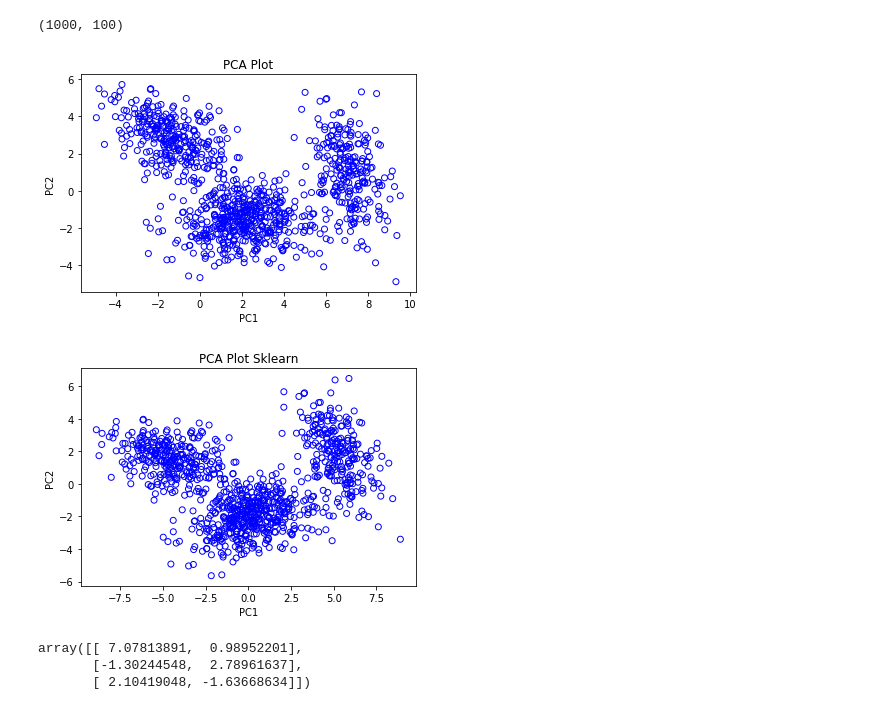
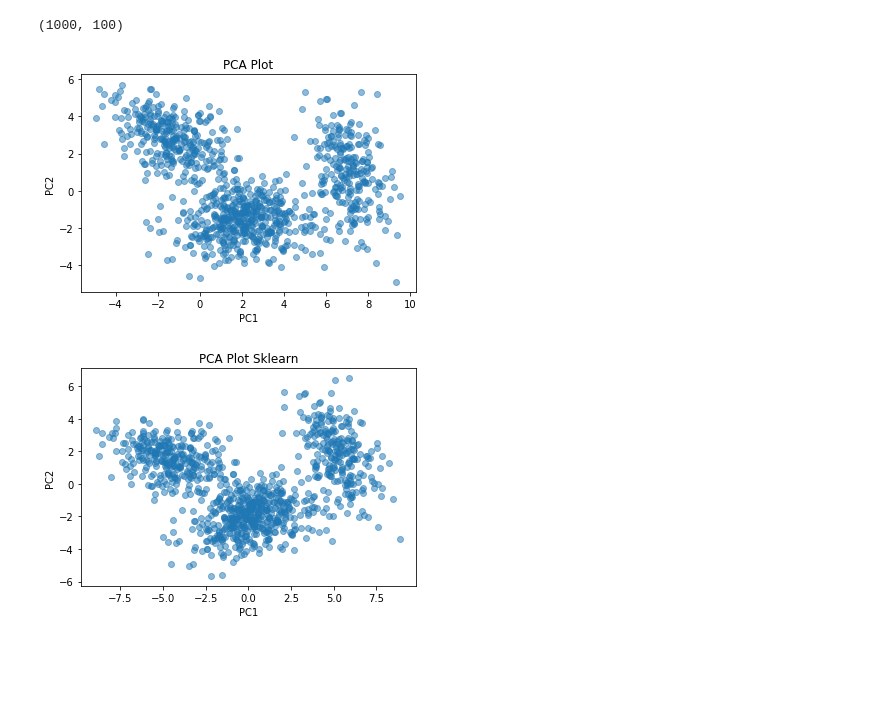
Before and after one commit to MzMahmud/Machine_Learning_Sessional_CSE_472, a Jupyter notebook: assignment_3/pca_em.ipynb, the cells around one changed output. Drawn from its saved outputs; the diff is of its cells as text; code cells hidden in the pictures; blank space fills up the shorter version.

```diff
--- a/assignment_3/pca_em.ipynb
+++ b/assignment_3/pca_em.ipynb
@@ -59,22 +59,22 @@ X_projected = PCA_get_transformed_data(X)
 # %%
 # plot projected data
 plt.title('PCA Plot')
 plt.xlabel('PC1')
 plt.ylabel('PC2')
-plt.scatter(X_projected[:,0],X_projected[:,1],facecolors='none',edgecolors='b')
+plt.scatter(X_projected[:,0],X_projected[:,1],alpha=.5)
 plt.show()
 # %% [output]
-[figure, old version]
+[figure, new version]
 # %%
 # compare my pca plot with sklearn plot
 X_projected_sk = PCA(n_components=2).fit_transform(X)
 plt.title('PCA Plot Sklearn')
 plt.xlabel('PC1')
 plt.ylabel('PC2')
-plt.scatter(X_projected_sk[:,0],X_projected_sk[:,1],facecolors='none',edgecolors='b')
+plt.scatter(X_projected_sk[:,0],X_projected_sk[:,1],alpha=.5)
 plt.show()
 # %% [output]
-[figure, old version]
+[figure, new version]
 # %%
 # probability of generation of x from Gaussian distribution with mean_vect, cov_mat
 # P(x | mean_vec,cov_mat)
@@ -159,10 +159,7 @@ def em_algorithm(X,n_cluster=3,max_iter=1000,eps=1e-4):
 # %%
 # get means, covs, w from EM Algorithm
-means, covs, w = em_algorithm(X_projected,3)
+n_cluster = 3
+means, covs, w, p = em_algorithm(X_projected,n_cluster)
-# %% [output]
-array([[ 7.07813891,  0.98952201],
-       [-1.30244548,  2.78961637],
-       [ 2.10419048, -1.63668634]])
 # %%
 # print means, covs, w for report
 print(repr(means))
```
Also changed, not shown: parts of 4 cells of this notebook.
